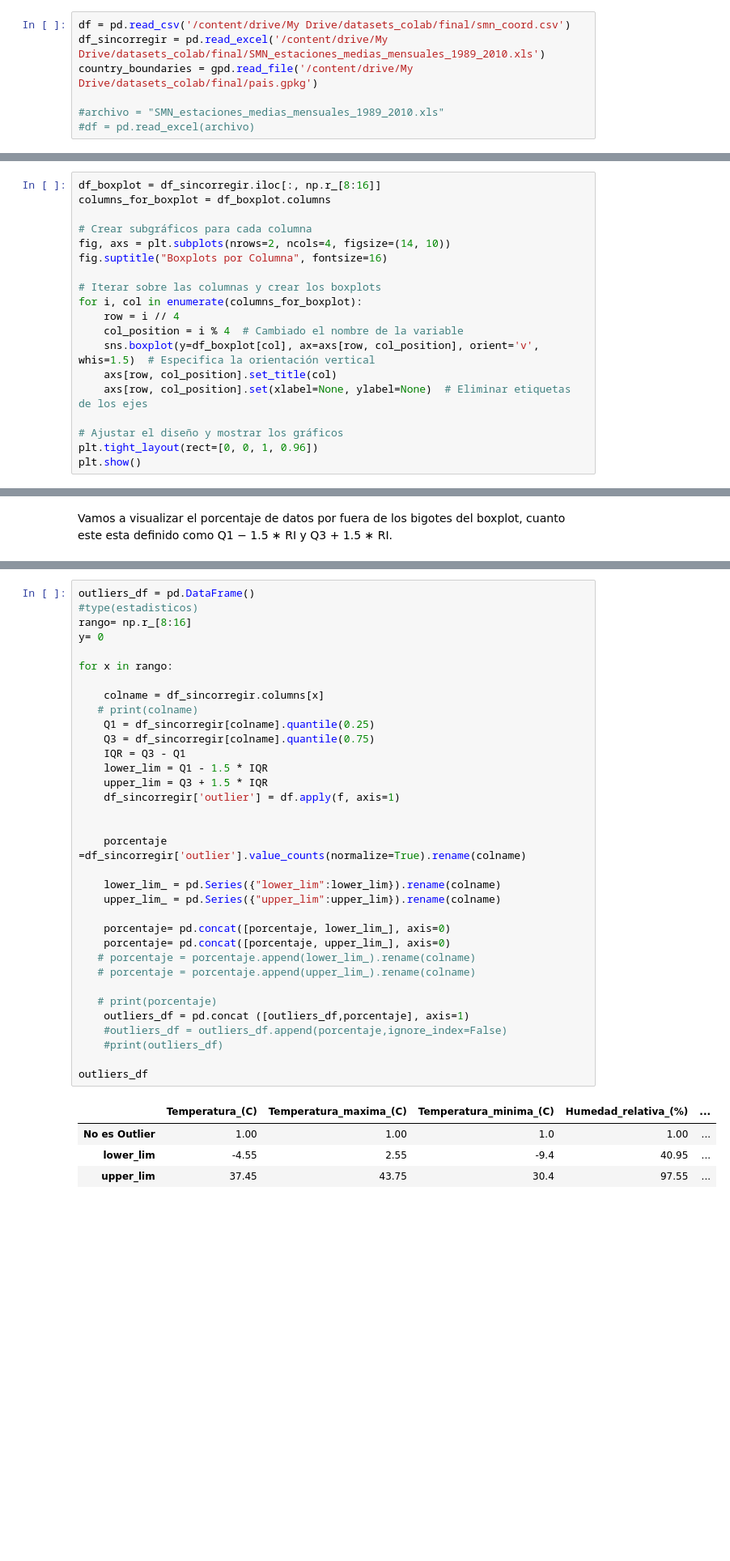
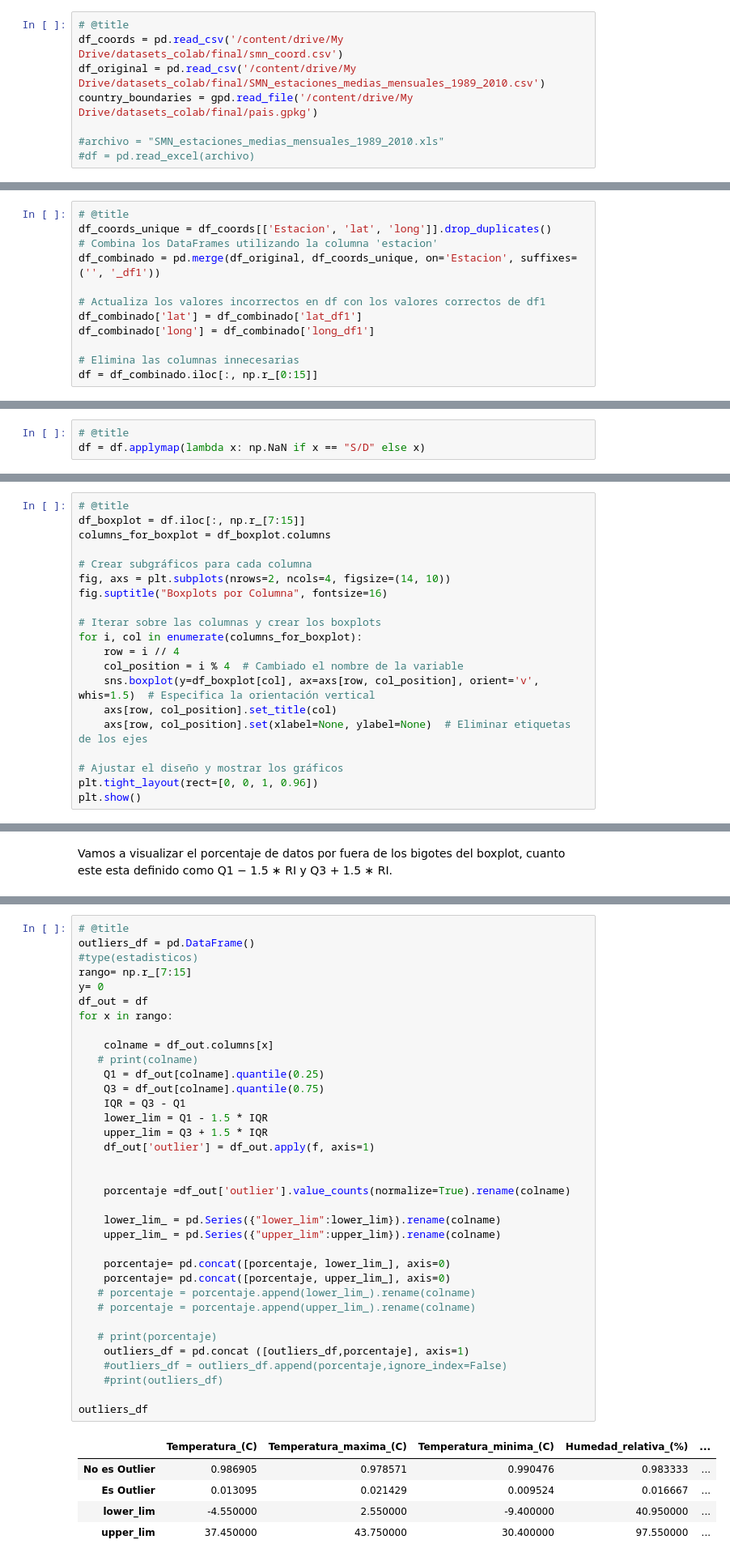
Before and after one commit to martinfernandoortiz/geoestadistica_unlp, a Jupyter notebook: final.ipynb, the cells around one changed output, grey strips where cells are left out. Shown at 81% size. Cells and saved outputs as stored; diff of their text form; blank space fills up the shorter version.

```diff
--- a/final.ipynb
+++ b/final.ipynb
@@ -40,6 +92,7 @@ Drive already mounted at /content/drive; to attempt to forcibly remount, call dr
 # %%
-df = pd.read_csv('/content/drive/My Drive/datasets_colab/final/smn_coord.csv')
-df_sincorregir = pd.read_excel('/content/drive/My Drive/datasets_colab/final/SMN_estaciones_medias_mensuales_1989_2010.xls')
+# @title
+df_coords = pd.read_csv('/content/drive/My Drive/datasets_colab/final/smn_coord.csv')
+df_original = pd.read_csv('/content/drive/My Drive/datasets_colab/final/SMN_estaciones_medias_mensuales_1989_2010.csv')
 country_boundaries = gpd.read_file('/content/drive/My Drive/datasets_colab/final/pais.gpkg')
 
 #archivo = "SMN_estaciones_medias_mensuales_1989_2010.xls"
@@ -111,0 +168,12 @@ plt.show()
+# %%
+# @title
+df_coords_unique = df_coords[['Estacion', 'lat', 'long']].drop_duplicates()
+# Combina los DataFrames utilizando la columna 'estacion'
+df_combinado = pd.merge(df_original, df_coords_unique, on='Estacion', suffixes=('', '_df1'))
+
+# Actualiza los valores incorrectos en df con los valores correctos de df1
+df_combinado['lat'] = df_combinado['lat_df1']
+df_combinado['long'] = df_combinado['long_df1']
+
+# Elimina las columnas innecesarias
+df = df_combinado.iloc[:, np.r_[0:15]]
@@ -112,3 +224,6 @@ plt.show()
+# %%
+# @title
+df = df.applymap(lambda x: np.NaN if x == "S/D" else x)
 # %% [markdown]
 Estructura General del Dataset
 Con los métodos XXX , podemos ver la estructura general del dataset (largo,nombre y tipo de columnas) cantidad de Nodatos, tipos de Datos, etc.
@@ -213,5 +278,6 @@ plt.show()
 # %%
-df_boxplot = df_sincorregir.iloc[:, np.r_[8:16]]
+# @title
+df_boxplot = df.iloc[:, np.r_[7:15]]
 columns_for_boxplot = df_boxplot.columns
 
 # Crear subgráficos para cada columna
@@ -248,41 +314,43 @@ def f(row):
         val = 'No es Outlier'
     return val
 # %%
+# @title
 outliers_df = pd.DataFrame()
 #type(estadisticos)
-rango= np.r_[8:16]
+rango= np.r_[7:15]
 y= 0
-
+df_out = df
 for x in rango:
 
-    colname = df_sincorregir.columns[x]
+    colname = df_out.columns[x]
    # print(colname)
-    Q1 = df_sincorregir[colname].quantile(0.25)
-    Q3 = df_sincorregir[colname].quantile(0.75)
+    Q1 = df_out[colname].quantile(0.25)
+    Q3 = df_out[colname].quantile(0.75)
     IQR = Q3 - Q1
     lower_lim = Q1 - 1.5 * IQR
     upper_lim = Q3 + 1.5 * IQR
-    df_sincorregir['outlier'] = df.apply(f, axis=1)
+    df_out['outlier'] = df_out.apply(f, axis=1)
 
 
-    porcentaje =df_sincorregir['outlier'].value_counts(normalize=True).rename(colname)
+    porcentaje =df_out['outlier'].value_counts(normalize=True).rename(colname)
 
     lower_lim_ = pd.Series({"lower_lim":lower_lim}).rename(colname)
     upper_lim_ = pd.Series({"upper_lim":upper_lim}).rename(colname)
 
     porcentaje= pd.concat([porcentaje, lower_lim_], axis=0)
     porcentaje= pd.concat([porcentaje, upper_lim_], axis=0)
    # porcentaje = porcentaje.append(lower_lim_).rename(colname)
    # porcentaje = porcentaje.append(upper_lim_).rename(colname)
 
    # print(porcentaje)
     outliers_df = pd.concat ([outliers_df,porcentaje], axis=1)
     #outliers_df = outliers_df.append(porcentaje,ignore_index=False)
     #print(outliers_df)
 
 outliers_df
 # %% [output]
 |  | Temperatura_(C) | Temperatura_maxima_(C) | Temperatura_minima_(C) | Humedad_relativa_(%) | ... |
-| No es Outlier | 1.00 | 1.00 | 1.0 | 1.00 | ... |
-| lower_lim | -4.55 | 2.55 | -9.4 | 40.95 | ... |
-| upper_lim | 37.45 | 43.75 | 30.4 | 97.55 | ... |
+| No es Outlier | 0.986905 | 0.978571 | 0.990476 | 0.983333 | ... |
+| Es Outlier | 0.013095 | 0.021429 | 0.009524 | 0.016667 | ... |
+| lower_lim | -4.550000 | 2.550000 | -9.400000 | 40.950000 | ... |
+| upper_lim | 37.450000 | 43.750000 | 30.400000 | 97.550000 | ... |
```
Also changed, not shown: parts of 63 cells of this notebook.
